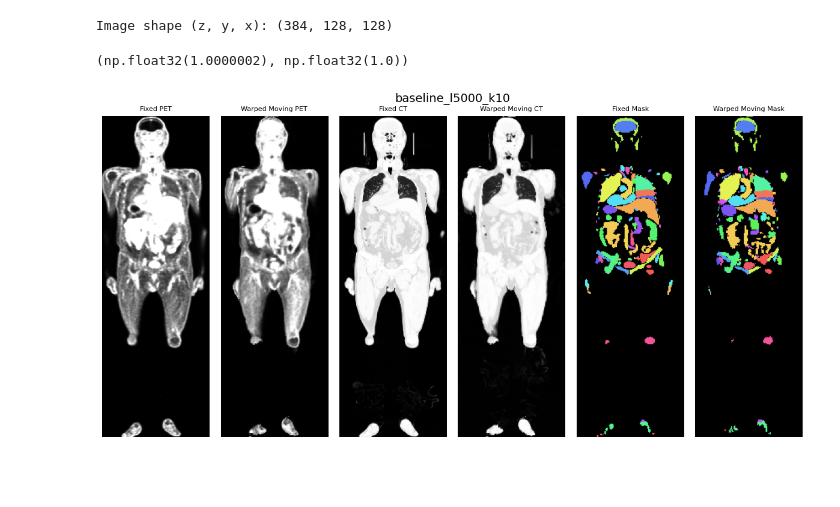
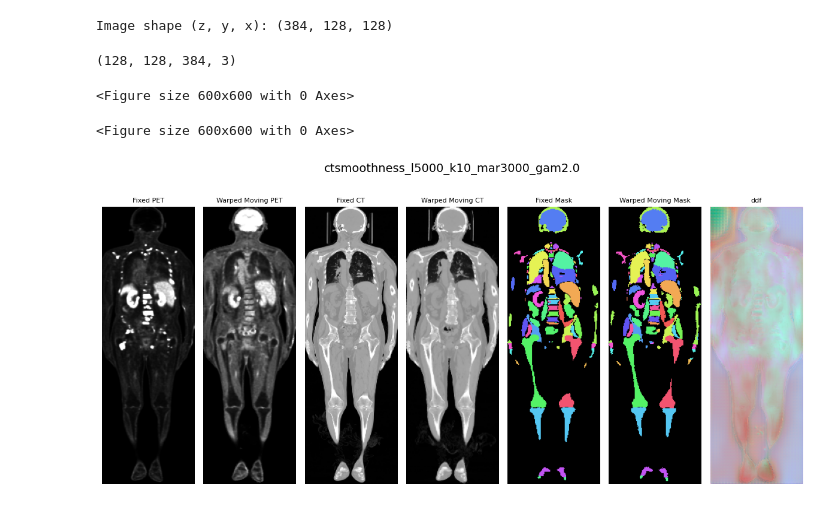
Before and after one commit to XiangcenWu/psma_gen, a Jupyter notebook: see.ipynb, the cells around one changed output. Cells and saved outputs as stored; diff of their text form; code cells hidden in the pictures; blank space fills up the shorter version.

```diff
--- a/see.ipynb
+++ b/see.ipynb
@@ -9,6 +9,7 @@ import colorsys
 from General.segments import SEGMENT_INDEX
 from matplotlib.colors import ListedColormap
 
+from matplotlib.colors import hsv_to_rgb
 def build_label_colormap(n_labels, background=(0, 0, 0)):
     """
     n_labels: max label index (inclusive)
@@ -39,19 +40,22 @@ def return_file_path(base_dir, patient, image):
     return os.path.join(base_dir, patient, image)
 
 
-base_dir = r"C:\Projects\differentHPs"
-hp_name = r'baseline_l5000_k10'
+base_dir = r"/home/xcwu"
+hp_name = r'ctsmoothness_l5000_k10_mar3000_gam2.0'
 # hp_name = 'ctsmoothness_l5000_k10_mar3000'
 # Paths to your images
-patient = '0034'
+patient = '0000'
 
 warped_moving_path = return_file_path(os.path.join(base_dir , hp_name), patient, 'fdg_pt_warped.nii.gz')
 warped_moving_mask_path = return_file_path(os.path.join(base_dir , hp_name), patient, 'fdg_mask_warped.nii.gz')
 fixed_path = return_file_path(os.path.join(base_dir , hp_name), patient, 'psma_pt.nii.gz')
 fixed_mask_path = return_file_path(os.path.join(base_dir , hp_name), patient, 'psma_ct_mask.nii.gz')
 
+
 warped_moving_ct_path = return_file_path(os.path.join(base_dir , hp_name), patient, 'fdg_ct_warped.nii.gz')
 fixed_ct_path = return_file_path(os.path.join(base_dir , hp_name), patient, 'psma_ct.nii.gz')
+
+ddf_path = return_file_path(os.path.join(base_dir , hp_name), patient, 'ddf.nii.gz')
 
 
 # Read ITK images
@@ -62,6 +66,8 @@ fixed_mask_img = sitk.ReadImage(fixed_mask_path)
 
 warped_moving_ct_img = sitk.ReadImage(warped_moving_ct_path)  # <-- new
 fixed_ct_img = sitk.ReadImage(fixed_ct_path)                  # <-- new
+
+ddf_img = sitk.ReadImage(ddf_path)                  # <-- new
 
 # Convert to NumPy arrays (z, y, x)
 warped_moving = sitk.GetArrayFromImage(warped_moving_img)
@@ -76,12 +82,11 @@ print("Image shape (z, y, x):", fixed.shape)
 
 
 
-
-
-warped_moving_ct.max(), fixed_ct.max()
+ddf = sitk.GetArrayFromImage(ddf_img)
+ddf.shape
 # %% [output]
 Image shape (z, y, x): (384, 128, 128)
-(np.float32(1.0000002), np.float32(1.0))
+(128, 128, 384, 3)
 # %%
 # from Registration.inferencing import mutual_information, dice_metric, dice_for_organs
 # import torch
@@ -114,9 +119,11 @@ Image shape (z, y, x): (384, 128, 128)
 # for organ, dice in zip(organs, dice_list):
 #     print(f"Dice score for {organ}: {dice:.4f}")
 # %%
+
+
 # Choose slice index (along z)
 slice_idx = fixed.shape[1] // 2  # middle slice
-slice_idx = 50
+slice_idx = 80
 
 wm_slice = warped_moving[:, slice_idx, :]
 wm_mask_slice = warped_moving_mask[:, slice_idx, :]
@@ -125,8 +132,36 @@ fixed_mask_slice = fixed_mask[:, slice_idx, :]
 
 wm_ct_slice = warped_moving_ct[:, slice_idx, :]
 fixed_ct_slice = fixed_ct[:, slice_idx, :]
+
+
+
+ddf_slice = ddf[:, slice_idx, :, :]
+
+# 假设 ddf_slice 是 (H,W,3)
+dx = ddf_slice[..., 0]
+dy = ddf_slice[..., 1]
+dz = ddf_slice[..., 2]
+
+# 归一化每个分量到 [0,1]
+def normalize_channel(channel):
+    c_min, c_max = channel.min(), channel.max()
+    if c_max - c_min > 0:
+        return (channel - c_min) / (c_max - c_min)
+    else:
+        return np.zeros_like(channel)
+
+r = normalize_channel(dx)
+g = normalize_channel(dy)
+b = normalize_channel(dz)
+
+rgb = np.stack([r, g, b], axis=-1)
+
+plt.figure(figsize=(6,6))
+# %% [output]
+<Figure size 600x600 with 0 Axes>
+<Figure size 600x600 with 0 Axes>
 # %%
-fig, axes = plt.subplots(1, 6, figsize=(12, 6))  # 1 row, 6 columns
+fig, axes = plt.subplots(1, 7, figsize=(12, 6))  # 1 row, 6 columns
 fig.suptitle(hp_name, fontsize=14)  # slightly smaller overall title
 
 # Column 1: Fixed PET
@@ -137,31 +172,38 @@ axes[0].axis("off")
 # Column 2: Warped Moving PET
 axes[1].imshow(np.rot90(wm_slice, k=2), cmap="gray")
 axes[1].set_title("Warped Moving PET", fontsize=8)
 axes[1].axis("off")
 
 # Column 3: Fixed CT
 axes[2].imshow(np.rot90(fixed_ct_slice, k=2), cmap="gray")
 axes[2].set_title("Fixed CT", fontsize=8)
 axes[2].axis("off")
 
 # Column 4: Warped Moving CT
 axes[3].imshow(np.rot90(wm_ct_slice, k=2), cmap="gray")
 axes[3].set_title("Warped Moving CT", fontsize=8)
 axes[3].axis("off")
 
 # Column 5: Fixed PET Mask (overlay)
 axes[4].imshow(np.rot90(fixed_slice, k=2), cmap="gray")
 axes[4].imshow(np.rot90(fixed_mask_slice, k=2), cmap=cmap)
 axes[4].set_title("Fixed Mask", fontsize=8)
 axes[4].axis("off")
 
 # Column 6: Warped Moving CT Mask (overlay)
 axes[5].imshow(np.rot90(wm_ct_slice, k=2), cmap="gray")
 axes[5].imshow(np.rot90(wm_mask_slice, k=2), cmap=cmap)
 axes[5].set_title("Warped Moving Mask", fontsize=8)
 axes[5].axis("off")
 
+
+# Column 7: Warped Moving CT Mask (overlay)
+axes[6].imshow(np.rot90(rgb, k=1))
+axes[6].imshow(np.rot90(rgb, k=1))
+axes[6].set_title("ddf", fontsize=8)
+axes[6].axis("off")
+
 plt.tight_layout()
 plt.show()
 # %% [output]
-[figure, old version]
+[figure, new version]
```
Also changed, not shown: 2 other files.
